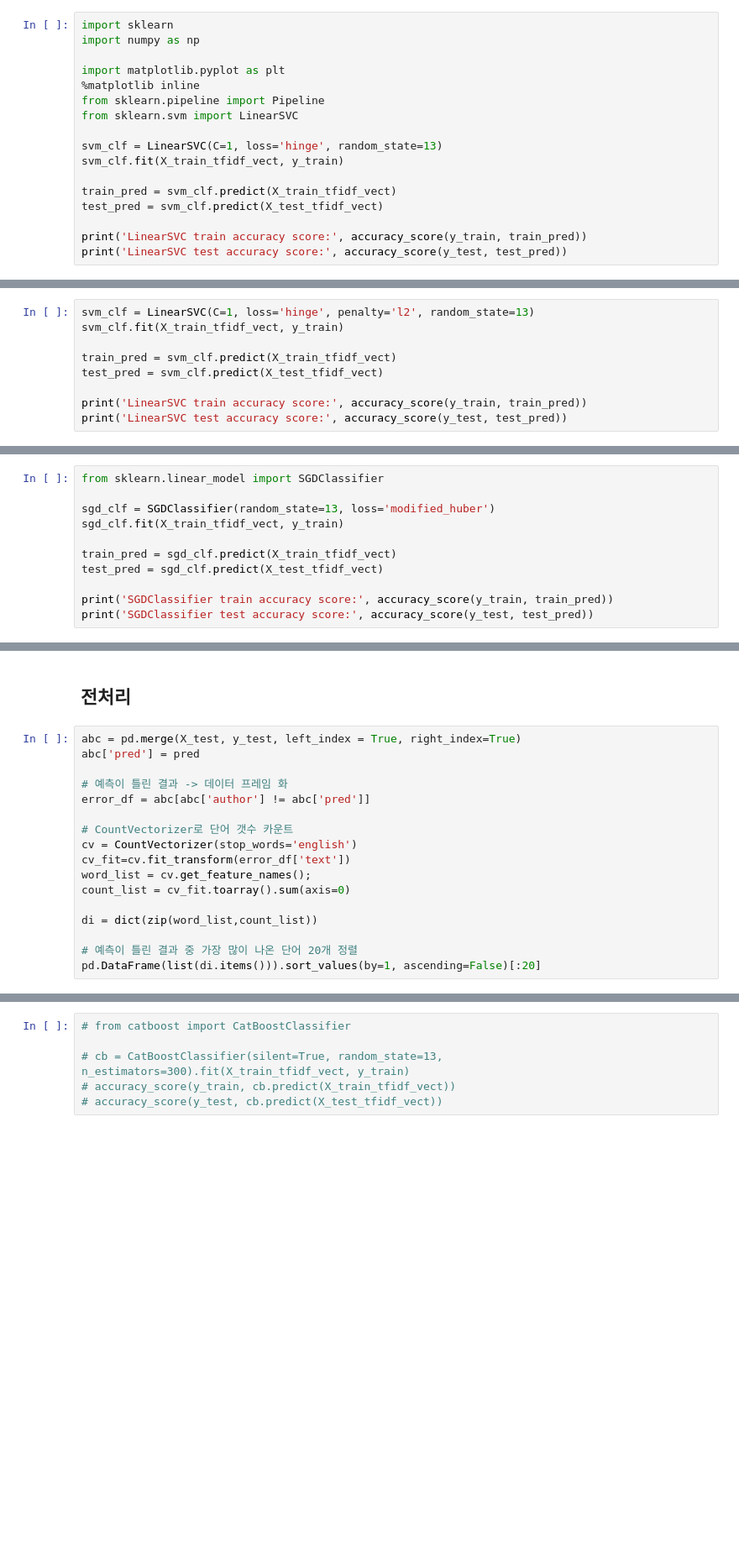
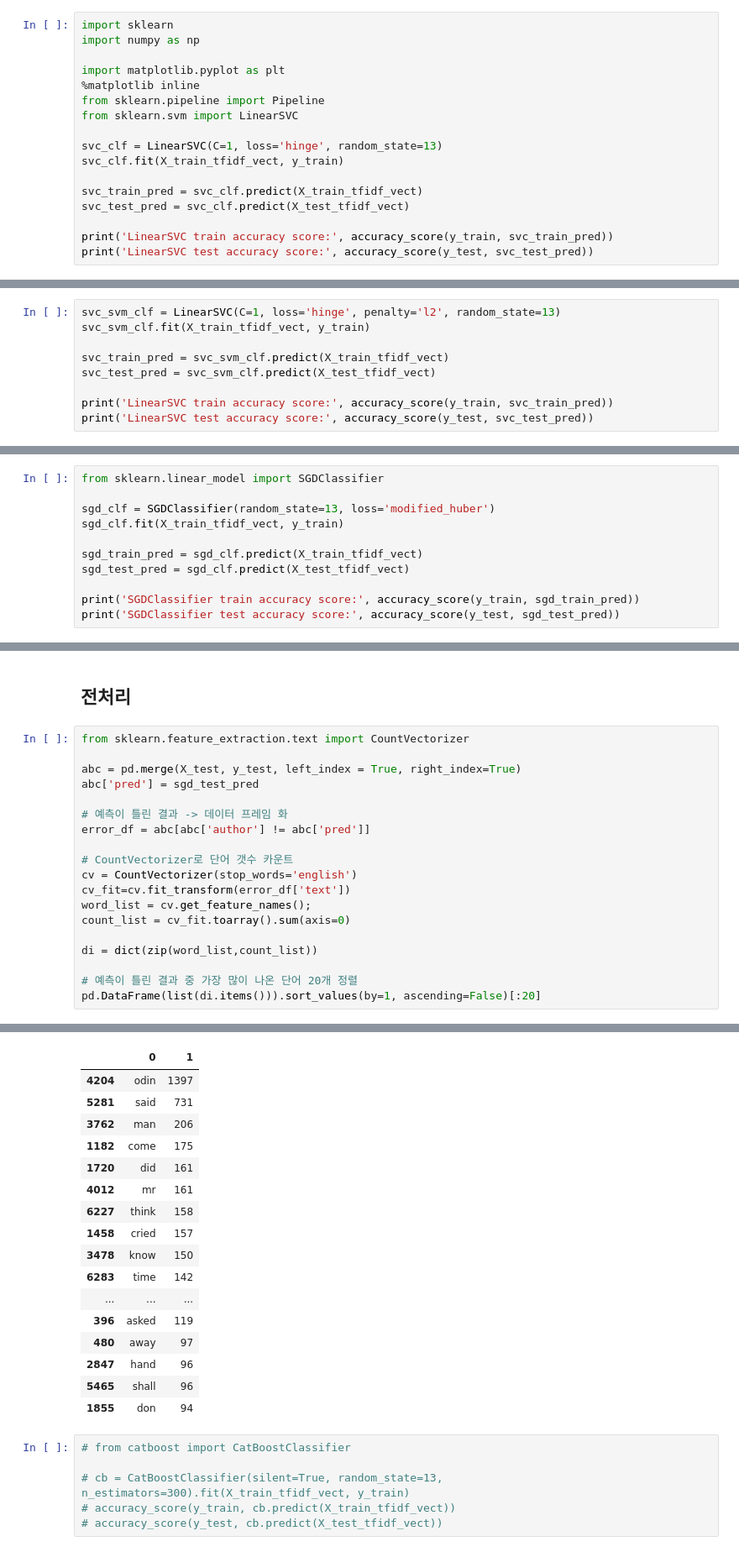
Before and after one commit to dss-14th/ml-repo-6, a Jupyter notebook: 02_novel_ai/01_tfidf_machine_learning_without_tfidf tuning.ipynb, the cells around one changed output, grey strips where cells are left out. Shown at 84% size. Saved outputs shown, nothing was run; the diff lists cells and outputs as text; blank space fills up the shorter version.

```diff
--- a/02_novel_ai/01_tfidf_machine_learning_7_3.ipynb
+++ b/02_novel_ai/01_tfidf_machine_learning_without_tfidf tuning.ipynb
@@ -325,12 +308,12 @@ import matplotlib.pyplot as plt
 from sklearn.pipeline import Pipeline
 from sklearn.svm import LinearSVC
 
-svm_clf = LinearSVC(C=1, loss='hinge', random_state=13)
-svm_clf.fit(X_train_tfidf_vect, y_train)
+svc_clf = LinearSVC(C=1, loss='hinge', random_state=13)
+svc_clf.fit(X_train_tfidf_vect, y_train)
 
-train_pred = svm_clf.predict(X_train_tfidf_vect)
-test_pred = svm_clf.predict(X_test_tfidf_vect)
+svc_train_pred = svc_clf.predict(X_train_tfidf_vect)
+svc_test_pred = svc_clf.predict(X_test_tfidf_vect)
 
-print('LinearSVC train accuracy score:', accuracy_score(y_train, train_pred))
-print('LinearSVC test accuracy score:', accuracy_score(y_test, test_pred))
+print('LinearSVC train accuracy score:', accuracy_score(y_train, svc_train_pred))
+print('LinearSVC test accuracy score:', accuracy_score(y_test, svc_test_pred))
 # %% [output]
@@ -400,10 +383,10 @@ LinearSVC Best accruacy score: 0.7220096316543018
 # %%
-svm_clf = LinearSVC(C=1, loss='hinge', penalty='l2', random_state=13)
-svm_clf.fit(X_train_tfidf_vect, y_train)
+svc_svm_clf = LinearSVC(C=1, loss='hinge', penalty='l2', random_state=13)
+svc_svm_clf.fit(X_train_tfidf_vect, y_train)
 
-train_pred = svm_clf.predict(X_train_tfidf_vect)
-test_pred = svm_clf.predict(X_test_tfidf_vect)
+svc_train_pred = svc_svm_clf.predict(X_train_tfidf_vect)
+svc_test_pred = svc_svm_clf.predict(X_test_tfidf_vect)
 
-print('LinearSVC train accuracy score:', accuracy_score(y_train, train_pred))
-print('LinearSVC test accuracy score:', accuracy_score(y_test, test_pred))
+print('LinearSVC train accuracy score:', accuracy_score(y_train, svc_train_pred))
+print('LinearSVC test accuracy score:', accuracy_score(y_test, svc_test_pred))
 # %% [output]
@@ -445,9 +428,9 @@ from sklearn.linear_model import SGDClassifier
 sgd_clf = SGDClassifier(random_state=13, loss='modified_huber')
 sgd_clf.fit(X_train_tfidf_vect, y_train)
 
-train_pred = sgd_clf.predict(X_train_tfidf_vect)
-test_pred = sgd_clf.predict(X_test_tfidf_vect)
+sgd_train_pred = sgd_clf.predict(X_train_tfidf_vect)
+sgd_test_pred = sgd_clf.predict(X_test_tfidf_vect)
 
-print('SGDClassifier train accuracy score:', accuracy_score(y_train, train_pred))
-print('SGDClassifier test accuracy score:', accuracy_score(y_test, test_pred))
+print('SGDClassifier train accuracy score:', accuracy_score(y_train, sgd_train_pred))
+print('SGDClassifier test accuracy score:', accuracy_score(y_test, sgd_test_pred))
 # %% [output]
@@ -700,8 +683,10 @@ DecisionTreeClassifier best accuracy score: 0.4535207601197449
 # %% [markdown]
 ## 전처리
 # %%
+from sklearn.feature_extraction.text import CountVectorizer
+
 abc = pd.merge(X_test, y_test, left_index = True, right_index=True)
-abc['pred'] = pred
+abc['pred'] = sgd_test_pred
 
 # 예측이 틀린 결과 -> 데이터 프레임 화
 error_df = abc[abc['author'] != abc['pred']]
@@ -721,3 +705,20 @@ NameError: name 'CountVectorizer' is not defined
+|  | 0 | 1 |
+| 4204 | odin | 1397 |
+| 5281 | said | 731 |
+| 3762 | man | 206 |
+| 1182 | come | 175 |
+| 1720 | did | 161 |
+| 4012 | mr | 161 |
+| 6227 | think | 158 |
+| 1458 | cried | 157 |
+| 3478 | know | 150 |
+| 6283 | time | 142 |
+| ... | ... | ... |
+| 396 | asked | 119 |
+| 480 | away | 97 |
+| 2847 | hand | 96 |
+| 5465 | shall | 96 |
+| 1855 | don | 94 |
 # %%
 # from catboost import CatBoostClassifier
 
```
Also changed, not shown: parts of 43 cells of this notebook, 1 other file.
